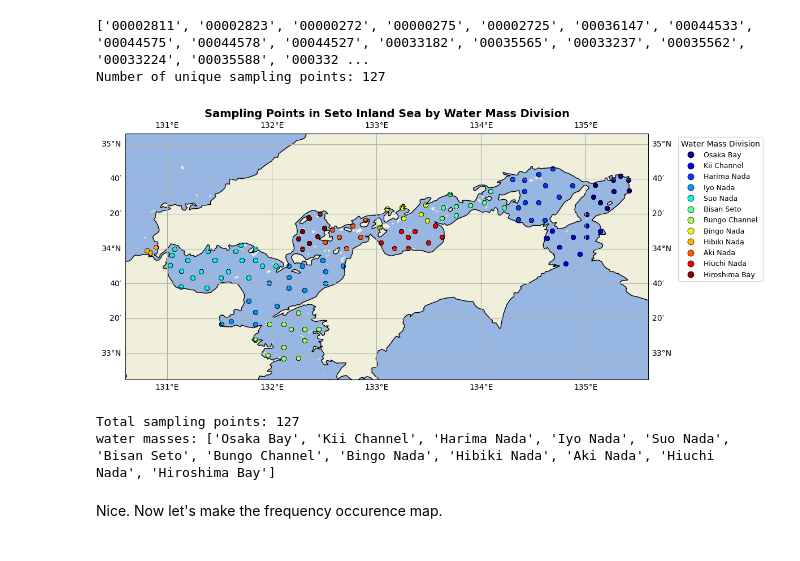
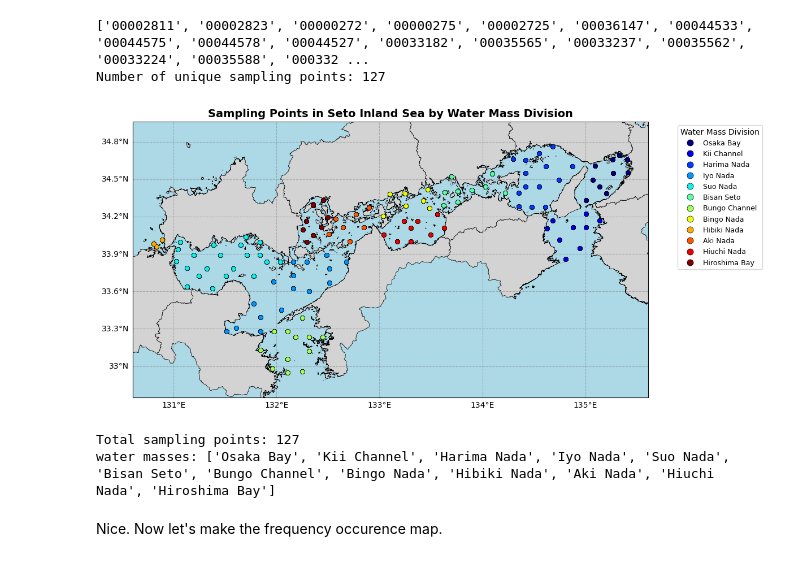
Before and after one commit to reyhanstig/SIS_Analysis_WSL, a Jupyter notebook: notebooks/pipeline/04_Hypoxia_Mapping.ipynb, the cells around one changed output. Cells and saved outputs as stored; diff of their text form; code cells hidden in the pictures.

```diff
--- a/notebooks/pipeline/04_Hypoxia_Mapping.ipynb
+++ b/notebooks/pipeline/04_Hypoxia_Mapping.ipynb
@@ -76,54 +76,65 @@ print(f"Number of unique sampling points: {len(unique_points)}")
 Number of unique sampling points: 127
 # %%
 # Create base map with all sampling points colored by division (WITHOUT labels)
-fig = plt.figure(figsize=(12, 10))
-ax = plt.axes(projection=ccrs.PlateCarree())
+fig, ax = plt.subplots(figsize=(12, 10), subplot_kw={'projection': ccrs.PlateCarree()})
 
-# Set extent for Seto Inland Sea
-ax.set_extent([130.6, 135.6, 32.75, 35.1], crs=ccrs.PlateCarree())
+# Standard: Facecolor for Ocean
+ax.set_facecolor('lightblue')
 
-# Add map features
-ax.coastlines()
-ax.add_feature(cfeature.LAND)
-ax.add_feature(cfeature.OCEAN)
-ax.gridlines(draw_labels=True, dms=True, x_inline=False, y_inline=False)
+# Standard: Load SIS Boundary
+boundary_path = ProjectPaths.BOUNDARIES_DIR / "SIS_prefecture_boundaries" / "Setonaikai_boundary.shp"
+sis_boundary = gpd.read_file(boundary_path)
+if sis_boundary.crs != "EPSG:4326":
+    sis_boundary = sis_boundary.to_crs("EPSG:4326")
+
+# Standard: Plot Land with zorder=1
+sis_boundary.plot(ax=ax, facecolor='lightgray', edgecolor='black', linewidth=0.5, transform=ccrs.PlateCarree(), zorder=1)
+
+# Standard: Gridlines with zorder=2
+gl = ax.gridlines(draw_labels=True, linestyle='--', color='gray', alpha=0.5, zorder=2)
+gl.top_labels = False
+gl.right_labels = False
 
 # Get unique divisions and assign colors
 divisions = merged_gdf['division'].unique()
 colors_map = plt.cm.get_cmap('jet', len(divisions))
 division_color_map = {div: colors_map(i) for i, div in enumerate(divisions)}
 
-# Plot points colored by division
+# Plot points colored by division with zorder=3
 legend_elements = []
 for division in divisions:
     div_data = merged_gdf[merged_gdf['division'] == division]
     ax.scatter(
-        div_data.longitude,
-        div_data.latitude,
+        div_data.geometry.x,
+        div_data.geometry.y,
         s=30,
         alpha=0.6,
         color=division_color_map[division],
         transform=ccrs.PlateCarree(),
         edgecolors='black',
-        linewidth=0.3
+        linewidth=0.3,
+        zorder=3
     )
-    # Create legend element with black edge
     from matplotlib.lines import Line2D
     legend_elements.append(Line2D([0], [0], marker='o', color='w',
                                    markerfacecolor=division_color_map[division],
                                    markersize=8, markeredgecolor='black',
                                    markeredgewidth=0.5, label=division))
 
 ax.legend(handles=legend_elements, loc='upper left', bbox_to_anchor=(1.05, 1), fontsize=9, title='Water Mass Division')
+ax.set_title('Sampling Points in Seto Inland Sea by Water Mass Division', fontsize=14, fontweight='bold')
 
-ax.set_title('Sampling Points in Seto Inland Sea by Water Mass Division', fontsize=14, fontweight='bold')
+# Standard: Tightly buffered extent
+bounds = merged_gdf.total_bounds
+ax.set_extent([bounds[0]-0.2, bounds[2]+0.2, bounds[1]-0.2, bounds[3]+0.2], crs=ccrs.PlateCarree())
+
 plt.tight_layout()
 plt.show()
 
 print(f"Total sampling points: {len(unique_points)}")
 print(f"water masses: {list(divisions)}")
 # %% [output]
-[figure, old version]
+[figure, new version]
 Total sampling points: 127
 water masses: ['Osaka Bay', 'Kii Channel', 'Harima Nada', 'Iyo Nada', 'Suo Nada', 'Bisan Seto', 'Bungo Channel', 'Bingo Nada', 'Hibiki Nada', 'Aki Nada', 'Hiuchi Nada', 'Hiroshima Bay']
 # %% [markdown]
```
Also changed, not shown: 4 other files.
